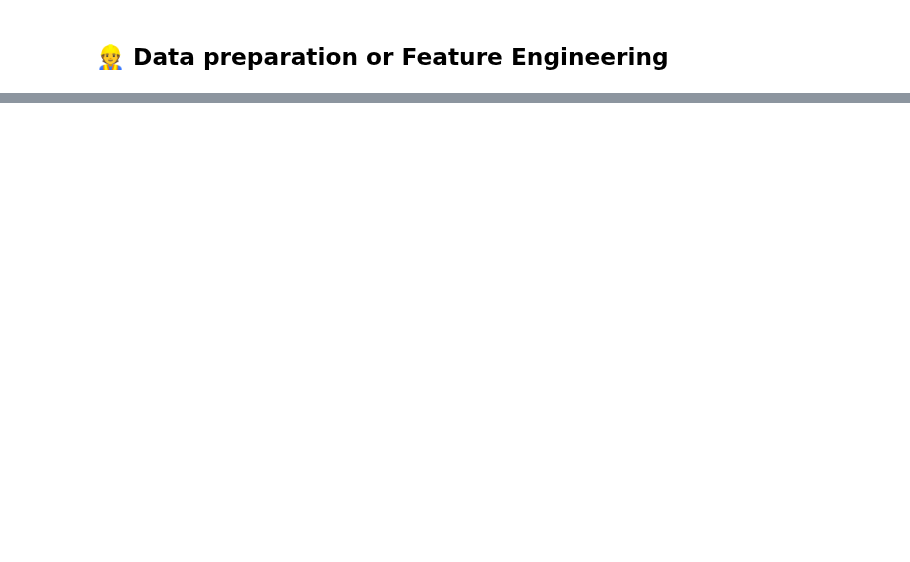
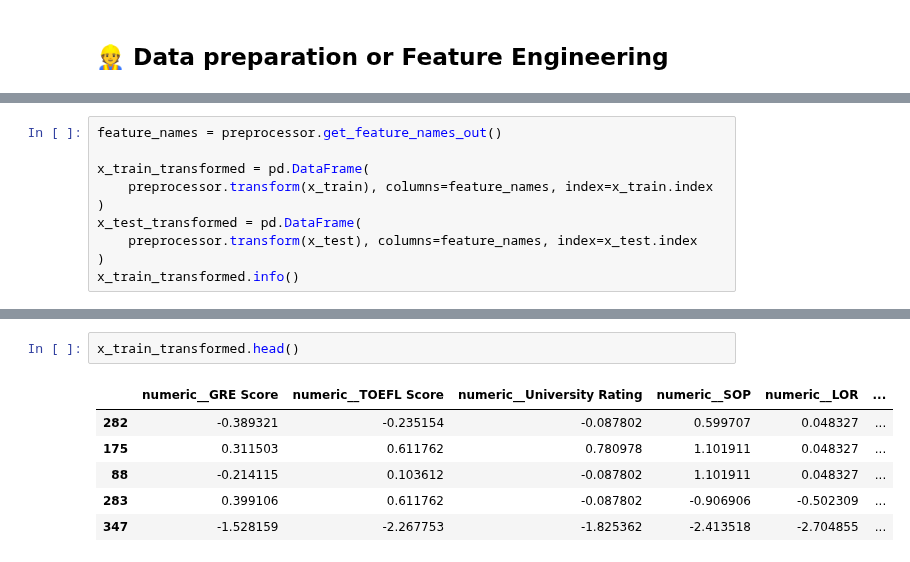
Before and after one commit to mangel477/Admisiones-predict-project, a Jupyter notebook: notebooks/4-feat_eng/04.Feature-engineering.ipynb, the cells around one changed output, grey strips where cells are left out. Saved outputs shown, nothing was run; the diff lists cells and outputs as text; blank space fills up the shorter version.

```diff
--- a/notebooks/4-feat_eng/04.Feature-engineering.ipynb
+++ b/notebooks/4-feat_eng/04.Feature-engineering.ipynb
@@ -43,0 +185,10 @@ From the results obtained, what ideas or proposals can be generated to continue
+# %%
+feature_names = preprocessor.get_feature_names_out()
+
+x_train_transformed = pd.DataFrame(
+    preprocessor.transform(x_train), columns=feature_names, index=x_train.index
+)
+x_test_transformed = pd.DataFrame(
+    preprocessor.transform(x_test), columns=feature_names, index=x_test.index
+)
+x_train_transformed.info()
@@ -43,0 +210,9 @@ From the results obtained, what ideas or proposals can be generated to continue
+# %%
+x_train_transformed.head()
+# %% [output]
+|  | numeric__GRE Score | numeric__TOEFL Score | numeric__University Rating | numeric__SOP | numeric__LOR | ... |
+| 282 | -0.389321 | -0.235154 | -0.087802 | 0.599707 | 0.048327 | ... |
+| 175 | 0.311503 | 0.611762 | 0.780978 | 1.101911 | 0.048327 | ... |
+| 88 | -0.214115 | 0.103612 | -0.087802 | 1.101911 | 0.048327 | ... |
+| 283 | 0.399106 | 0.611762 | -0.087802 | -0.906906 | -0.502309 | ... |
+| 347 | -1.528159 | -2.267753 | -1.825362 | -2.413518 | -2.704855 | ... |
```
Also changed, not shown: parts of 32 cells of this notebook.
